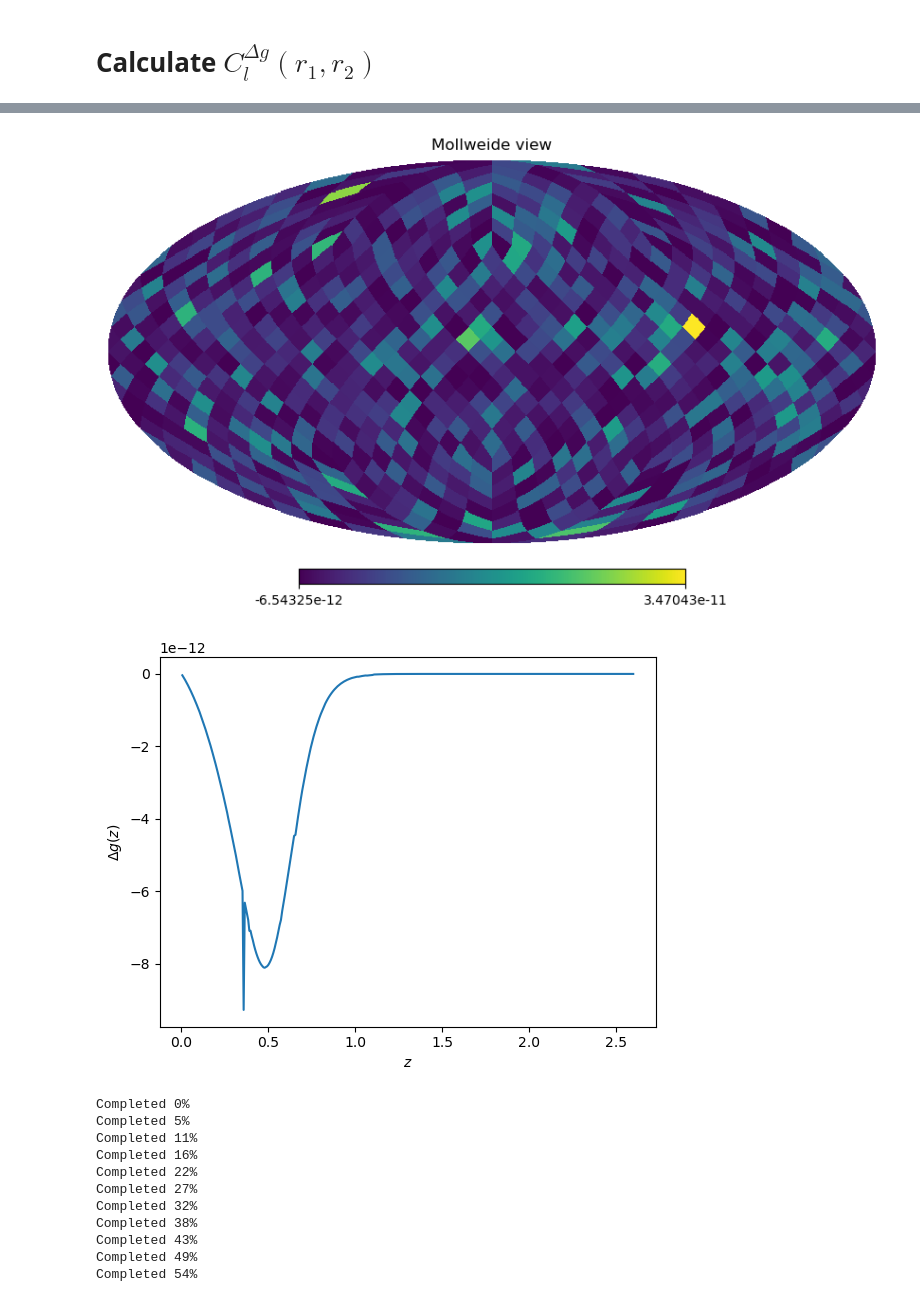
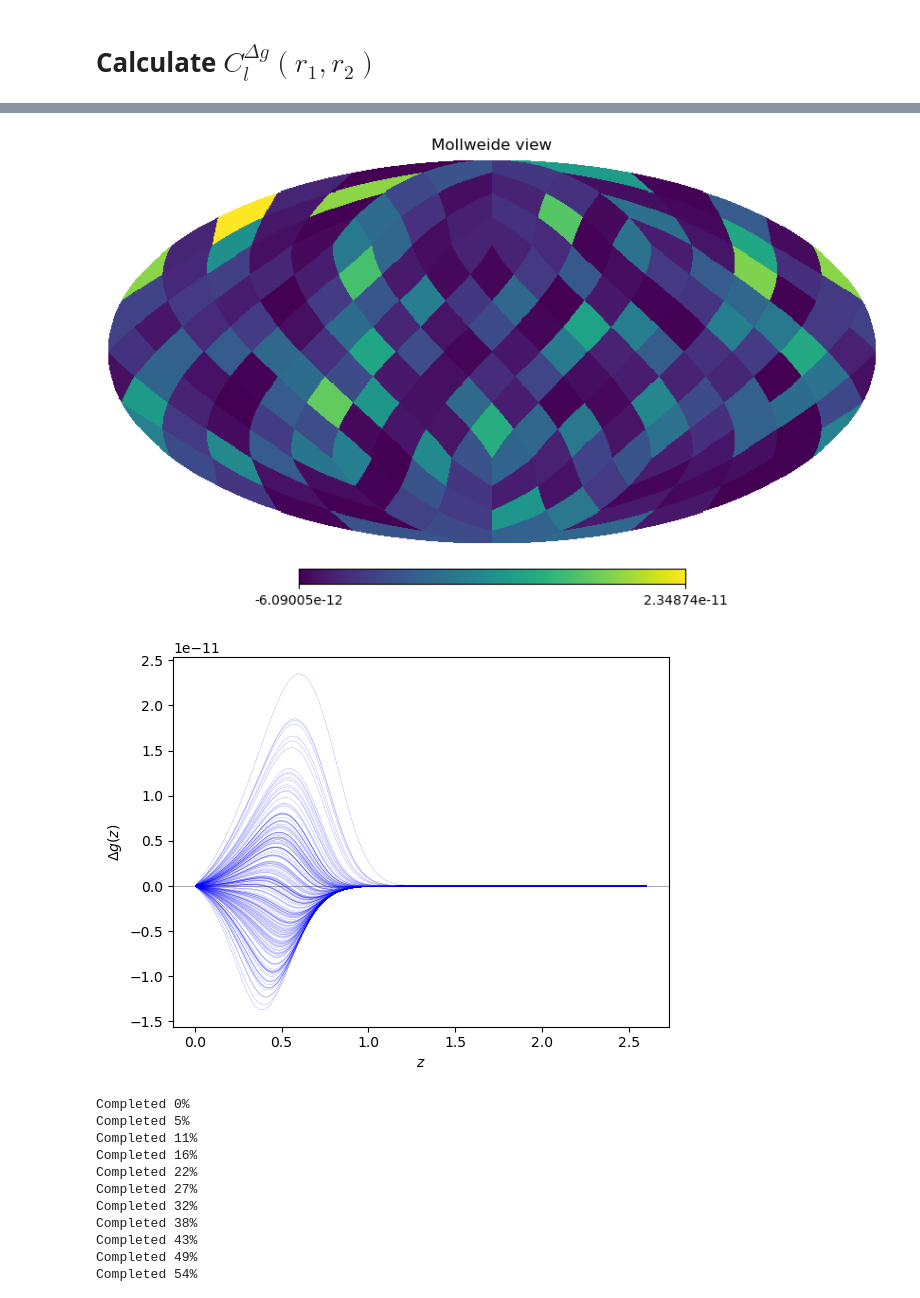
Before and after one commit to abaleato/CARDiAC, a Jupyter notebook: compute_cosmic_shear_biases.ipynb, the cells around one changed output, grey strips where cells are left out. Cells and saved outputs as stored; diff of their text form; code cells hidden in the pictures.

```diff
--- a/compute_cosmic_shear_biases.ipynb
+++ b/compute_cosmic_shear_biases.ipynb
@@ -42,7 +42,7 @@ sigma_chishift = Planck18.comoving_distance(z_mean + sigma_zshift).value - Planc
 sigma_chiwidth = Planck18.comoving_distance(z_mean + sigma_zwidth).value - Planck18.comoving_distance(z_mean).value
 # %%
 # Suppose the dndz changes across different healpixels
-nside = 8 # Nside that sets the size of pixels over which dn/dz is constant
+nside = 4 # Nside that sets the size of pixels over which dn/dz is constant
 npix = hp.nside2npix(nside)
 
 # Initialize samples in r (r is comoviing distance throughout)
@@ -90,12 +90,11 @@ def lens_efficiency_kernel(chis, fiducial=True):
     else:
         output = np.zeros_like(phi_perturbed_array)
     for i, chi in enumerate(chis):
-        print(i)
         if fiducial:
-            output[i], err = quadrature(integrand_lens_efficiency_kernel, chi, chi_max_int, args=(chi, fiducial), tol=1e-4, maxiter=200)
+            output[i], err = quadrature(integrand_lens_efficiency_kernel, chi, chi_max_int, args=(chi, fiducial), tol=1e-6, maxiter=400)
         else:
             for j in range(npix):
-                output[j, i], err = quadrature(integrand_lens_efficiency_kernel, chi, chi_max_int, args=(chi, fiducial, j), tol=1e-4, maxiter=200)
+                output[j, i], err = quadrature(integrand_lens_efficiency_kernel, chi, chi_max_int, args=(chi, fiducial, j), tol=1e-6, maxiter=400)
     return output
 
 g_fid = 3/2. * Planck18.Om0 * Planck18.H0.value**2 / c.value**2 * chi_array * (1+z_array[0,:]) * lens_efficiency_kernel(chi_array, fiducial=True)
@@ -147,18 +128,20 @@ Text(0, 0.5, '$\\langle \\Delta g (z) \\rangle$')
 # %%
  # Plot a map of an chi-slice where we expect significant fluctuations
 chi_mean_idx = np.where(chi_array>chi_mean_fid)[0][0]
 hp.mollview(delta_g_maps[:,chi_mean_idx])
 plt.show()
 
 # Plot the Delta g (z) at a random pixel
-pix_idx = np.random.randint(0, npix)
-plt.plot(z_array[pix_idx,:], delta_g_maps[pix_idx,:])
+plt.axhline(0, color='gray', lw=0.5)
+for i in range(npix):
+    #pix_idx = np.random.randint(0, npix)
+    plt.plot(z_array[i,:], delta_g_maps[i,:], color='b', lw=0.1)
 plt.ylabel(r'$\Delta g(z)$')
 plt.xlabel(r'$z$')
 plt.show()
 # %% [output]
-[figure, old version]
+[figure, new version]
-[figure, old version]
+[figure, new version]
 # %%
 # Let us up-sample the maps
 nside_out = 64 # If running on a laptop, don't go above nside_out=128 (nside_out = 256 already requires 20Gb of memory)
```
Also changed, not shown: parts of 12 cells of this notebook.
